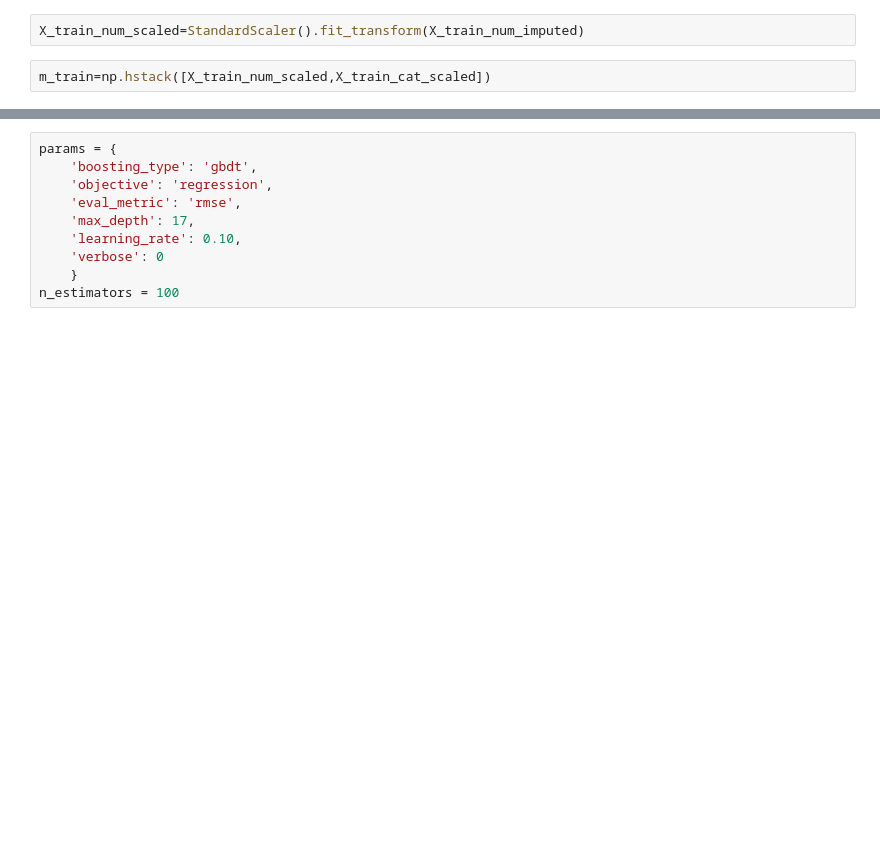
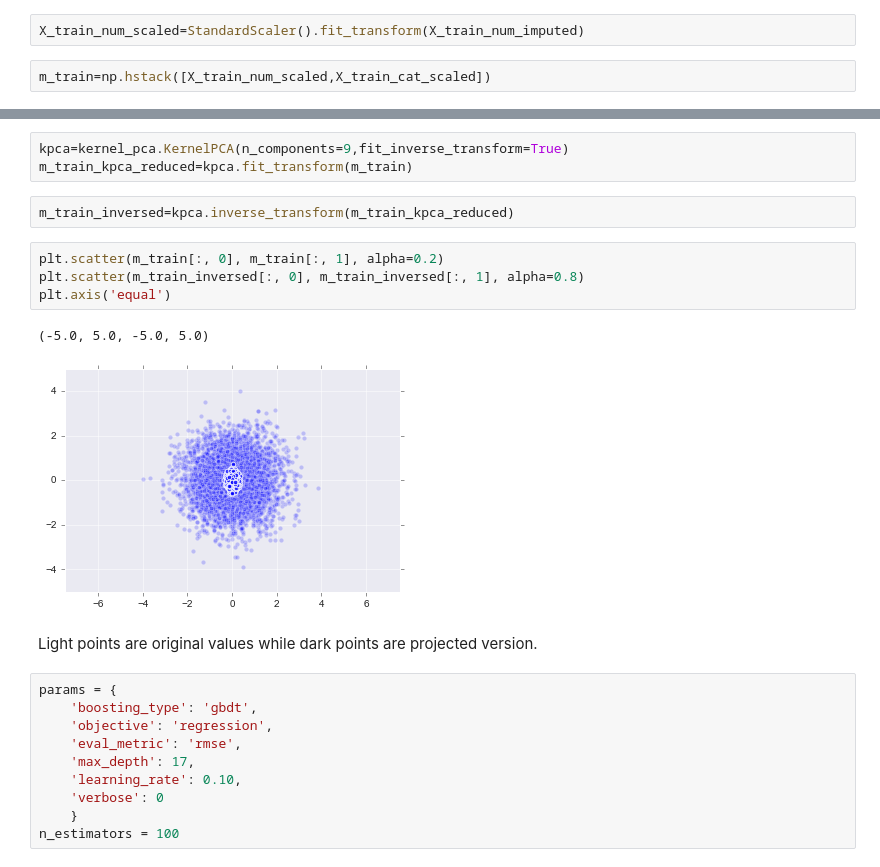
Before and after one commit to sr33kant/caseStudies_wer, a Jupyter notebook: A1_wer.ipynb, the cells around one changed output, grey strips where cells are left out. Cells and saved outputs as stored; diff of their text form; blank space fills up the shorter version.

```diff
--- a/A1_wer.ipynb
+++ b/A1_wer.ipynb
@@ -103,3 +94,17 @@ array([ 0.75,  1.48,  2.21,  2.91,  3.6 ,  4.19,  4.77,  5.35,  5.92,
+# %%
+kpca=kernel_pca.KernelPCA(n_components=9,fit_inverse_transform=True)
+m_train_kpca_reduced=kpca.fit_transform(m_train)
+# %%
+m_train_inversed=kpca.inverse_transform(m_train_kpca_reduced)
+# %%
+plt.scatter(m_train[:, 0], m_train[:, 1], alpha=0.2)
+plt.scatter(m_train_inversed[:, 0], m_train_inversed[:, 1], alpha=0.8)
+plt.axis('equal')
+# %% [output]
+(-5.0, 5.0, -5.0, 5.0)
+[figure, added]
+# %% [markdown]
+Light points are original values while dark points are projected version.
 # %%
 params = {
     'boosting_type': 'gbdt',
```
Also changed, not shown: parts of 8 cells of this notebook.
